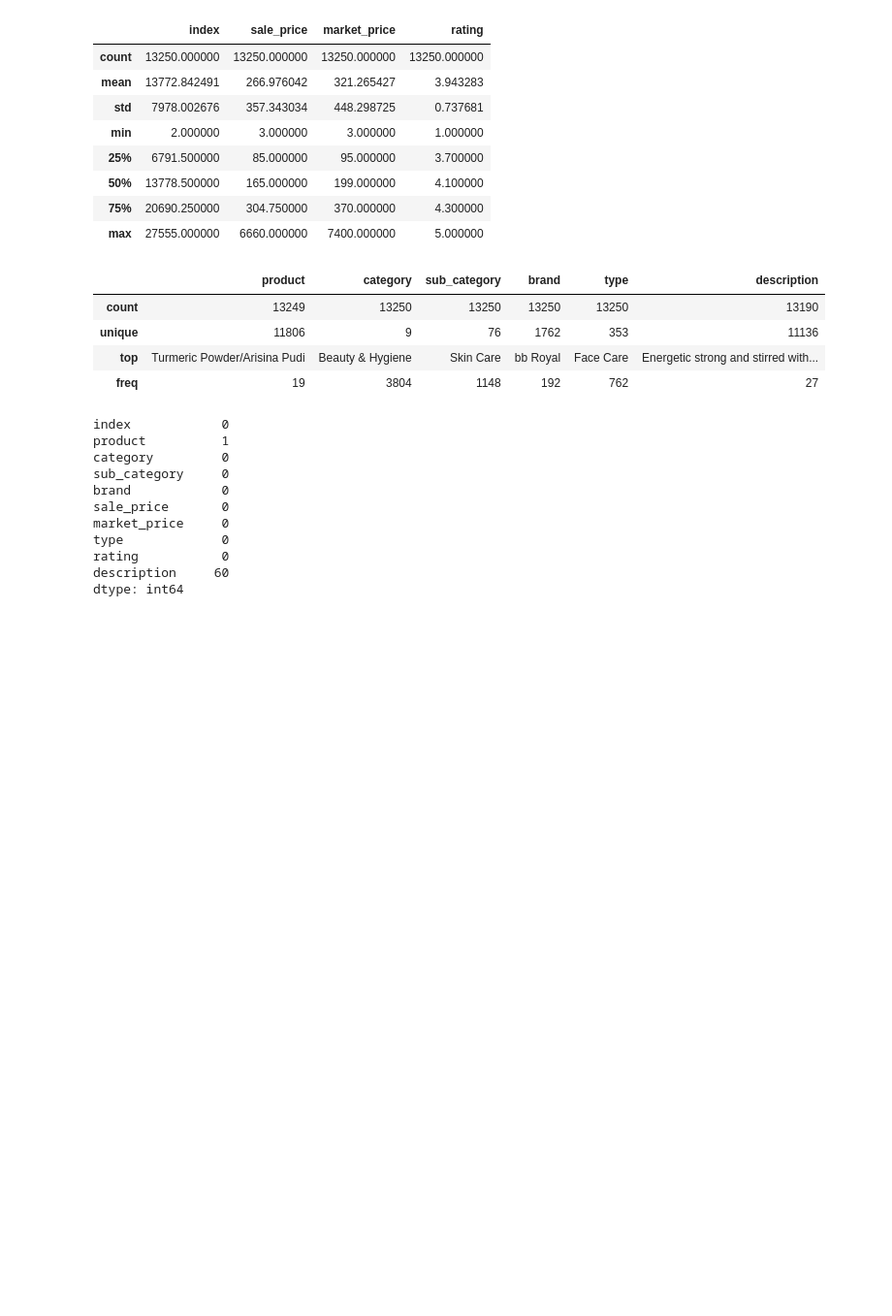
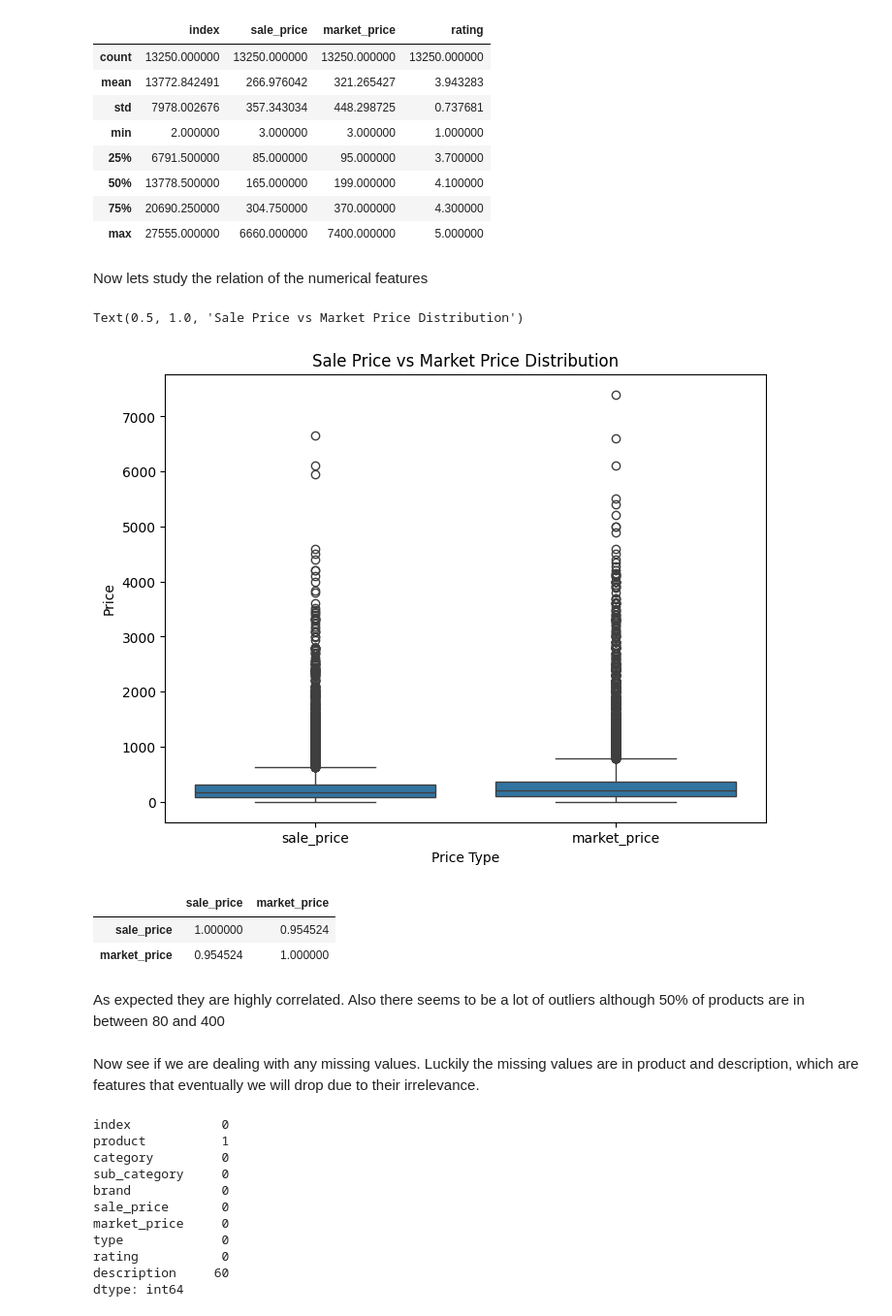
Before and after one commit to pcturnes/small-projects, a Jupyter notebook: BigBasket-Analysis/lin_reg_1.ipynb, the cells around one changed output. Shown at 97% size. Cells and saved outputs as stored; diff of their text form; code cells hidden in the pictures; blank space fills up the shorter version.

```diff
--- a/BigBasket-Analysis/lin_reg_1.ipynb
+++ b/BigBasket-Analysis/lin_reg_1.ipynb
@@ -77,14 +129,26 @@ df_train.describe()
 | 50% | 13778.500000 | 165.000000 | 199.000000 | 4.100000 |
 | 75% | 20690.250000 | 304.750000 | 370.000000 | 4.300000 |
 | max | 27555.000000 | 6660.000000 | 7400.000000 | 5.000000 |
-# %%
-df_train.describe(include='object')
-# %% [output]
-|  | product | category | sub_category | brand | type | description |
-| count | 13249 | 13250 | 13250 | 13250 | 13250 | 13190 |
-| unique | 11806 | 9 | 76 | 1762 | 353 | 11136 |
-| top | Turmeric Powder/Arisina Pudi | Beauty & Hygiene | Skin Care | bb Royal | Face Care | Energetic strong and stirred with... |
-| freq | 19 | 3804 | 1148 | 192 | 762 | 27 |
+# %% [markdown]
+Now lets study the relation of the numerical features
+# %%
+df_melted = df_train[['sale_price', 'market_price']].melt(var_name='Price Type', value_name='Price')
+plt.figure(figsize=(8, 6))
+sns.boxplot(x='Price Type', y='Price', data=df_melted)
+plt.title('Sale Price vs Market Price Distribution')
+# %% [output]
+Text(0.5, 1.0, 'Sale Price vs Market Price Distribution')
+[figure, added]
+# %%
+df_train[['sale_price', 'market_price']].corr()
+# %% [output]
+|  | sale_price | market_price |
+| sale_price | 1.000000 | 0.954524 |
+| market_price | 0.954524 | 1.000000 |
+# %% [markdown]
+As expected they are highly correlated. Also there seems to be a lot of outliers although 50% of products are in between 80 and 400
+# %% [markdown]
+Now see if we are dealing with any missing values. Luckily the missing values are in product and description, which are features that eventually we will drop due to their irrelevance.
 # %%
 df_train.isnull().sum()
 # %% [output]
```
Also changed, not shown: parts of 38 cells of this notebook, 1 other file.
